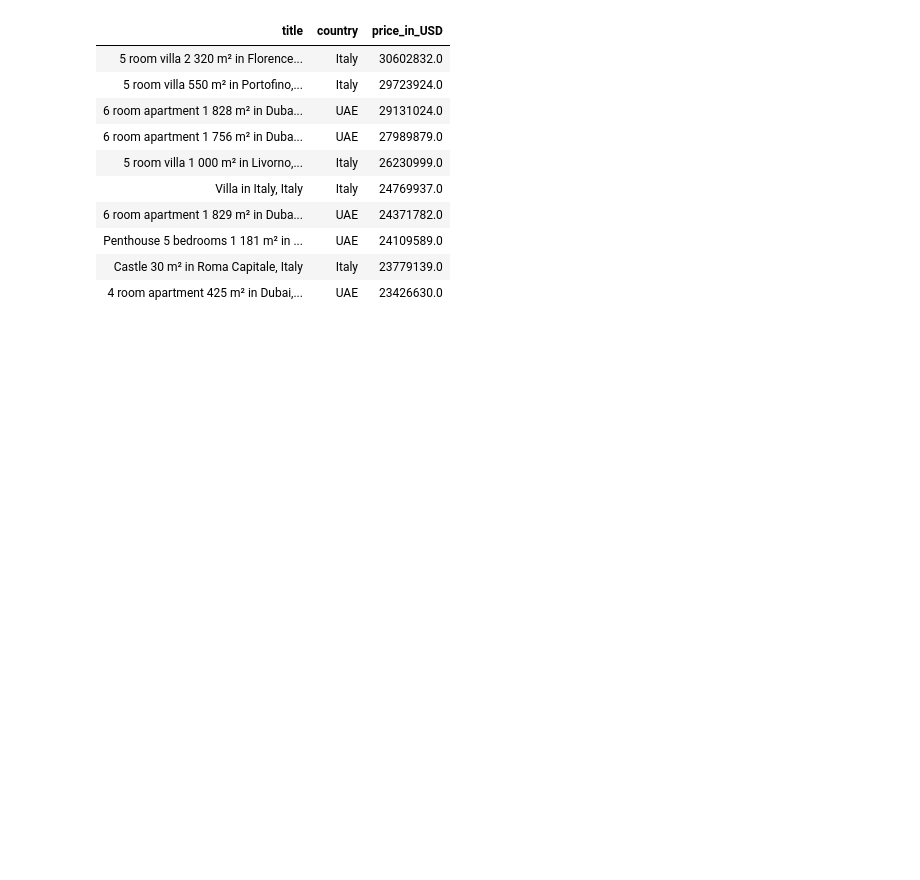
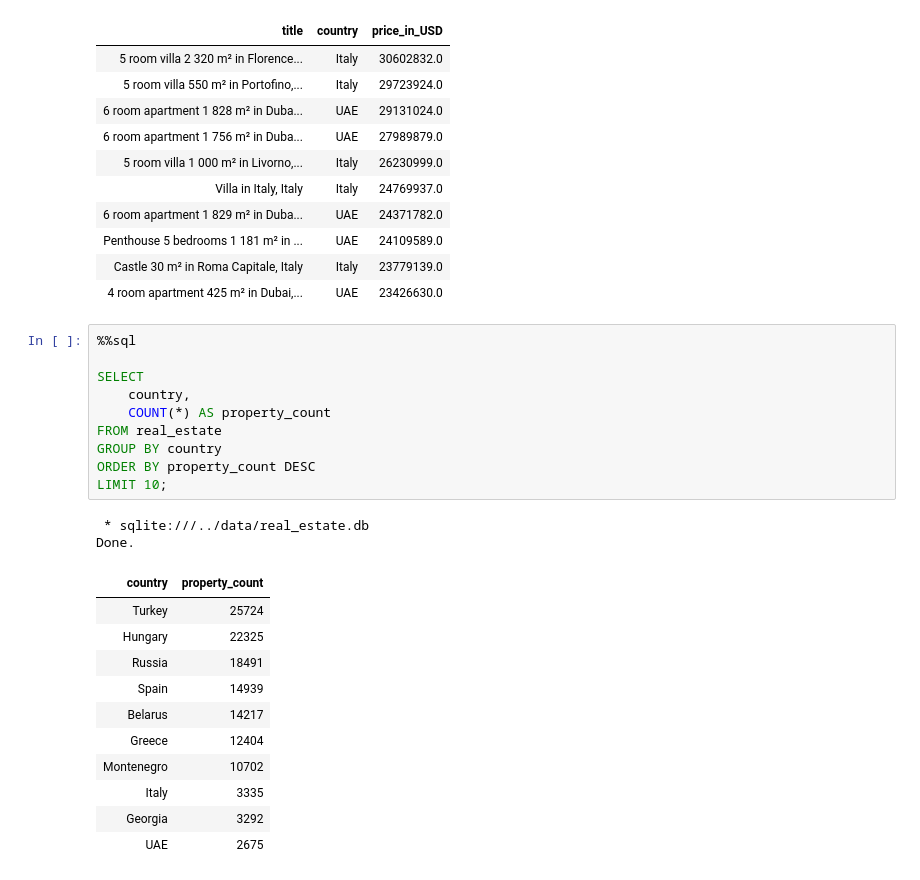
Before and after one commit to clia7/Data_Analytics_Journey, a Jupyter notebook: 05_Real_Estate_Case_Study/notebooks/04_Real_Estate_SQL.ipynb, the cells around one changed output. Cells and saved outputs as stored; diff of their text form; blank space fills up the shorter version.

```diff
--- a/05_Real_Estate_Case_Study/notebooks/04_Real_Estate_SQL.ipynb
+++ b/05_Real_Estate_Case_Study/notebooks/04_Real_Estate_SQL.ipynb
@@ -305,3 +305,27 @@ Done.
 | Penthouse 5 bedrooms 1 181 m² in ... | UAE | 24109589.0 |
 | Castle 30 m² in Roma Capitale, Italy | Italy | 23779139.0 |
 | 4 room apartment 425 m² in Dubai,... | UAE | 23426630.0 |
+# %%
+%%sql
+
+SELECT
+    country,
+    COUNT(*) AS property_count
+FROM real_estate
+GROUP BY country
+ORDER BY property_count DESC
+LIMIT 10;
+# %% [output]
+ * sqlite:///../data/real_estate.db
+Done.
+| country | property_count |
+| Turkey | 25724 |
+| Hungary | 22325 |
+| Russia | 18491 |
+| Spain | 14939 |
+| Belarus | 14217 |
+| Greece | 12404 |
+| Montenegro | 10702 |
+| Italy | 3335 |
+| Georgia | 3292 |
+| UAE | 2675 |
```
